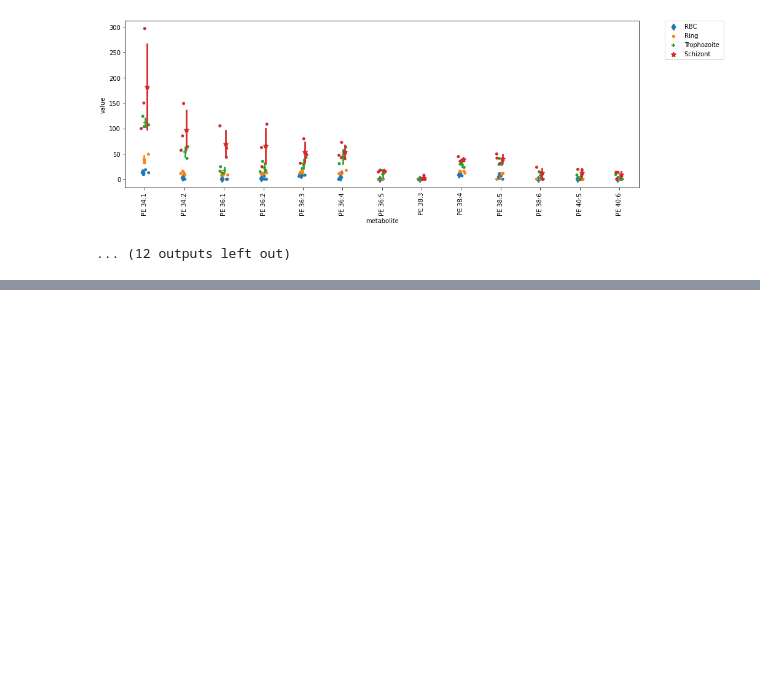
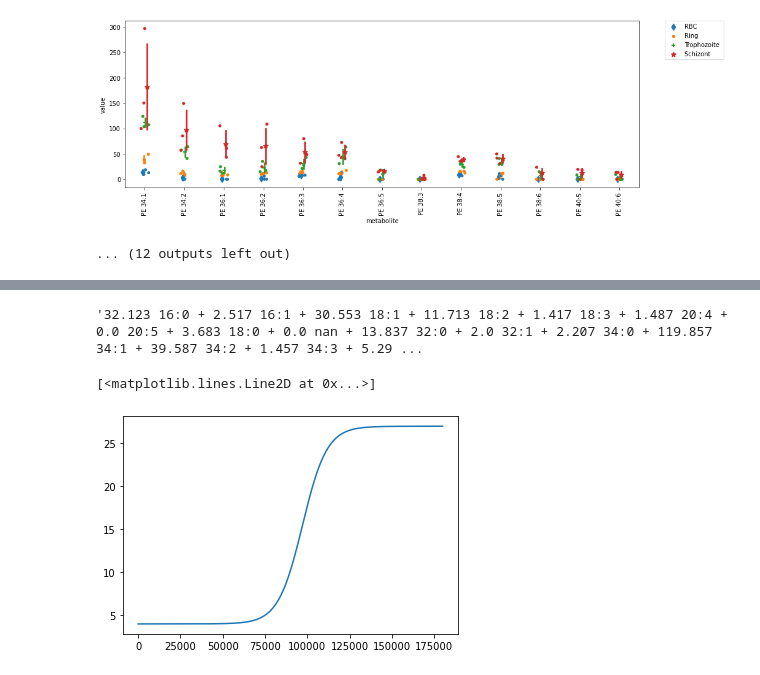
Before and after one commit to Nexia23/Plasmodium_abs_FBA, a Jupyter notebook: Datasets/EDA_alex.ipynb, the cells around one changed output, grey strips where cells are left out. Saved outputs shown, nothing was run; the diff lists cells and outputs as text; code cells hidden in the pictures; blank space fills up the shorter version.

Commit message:
build SLIMEr sub reactions as strings

```diff
--- a/Datasets/EDA_alex.ipynb
+++ b/Datasets/EDA_alex.ipynb
@@ -474,0 +628,26 @@ for i in range(3):
+# %%
+# Produce strings with the correct stoichiometric values for each head group lipid in the data set
+ring_str = ''
+troph_str = ''
+schizont_str = ''
+for side_chain in side_chain_dic:
+    addition = ' + '
+    if side_chain == '26:2':
+        addition = ''
+    ring_str+=str(side_chain_dic[side_chain][1].round(3))+' '+side_chain+addition
+    troph_str+=str(side_chain_dic[side_chain][2].round(3))+' '+side_chain+addition
+    schizont_str+=str(side_chain_dic[side_chain][3].round(3))+' '+side_chain+addition
+ring_str
+# %% [output]
+'32.123 16:0 + 2.517 16:1 + 30.553 18:1 + 11.713 18:2 + 1.417 18:3 + 1.487 20:4 + 0.0 20:5 + 3.683 18:0 + 0.0 nan + 13.837 32:0 + 2.0 32:1 + 2.207 34:0 + 119.857 34:1 + 39.587 34:2 + 1.457 34:3 + 5.29 ...
+# %%
+Vmax = 27
+Vmin = 4
+t12 = 97200
+s = 7200
+t = np.arange(0,180000,10)
+cytoplasm = ((Vmax-Vmin)*1/(1+np.exp((t12-t)/s))+Vmin)
+plt.plot(t, cytoplasm)
+# %% [output]
+[<matplotlib.lines.Line2D at 0x...>]
+[figure, added]
```
Also changed, not shown: parts of 15 cells of this notebook.
